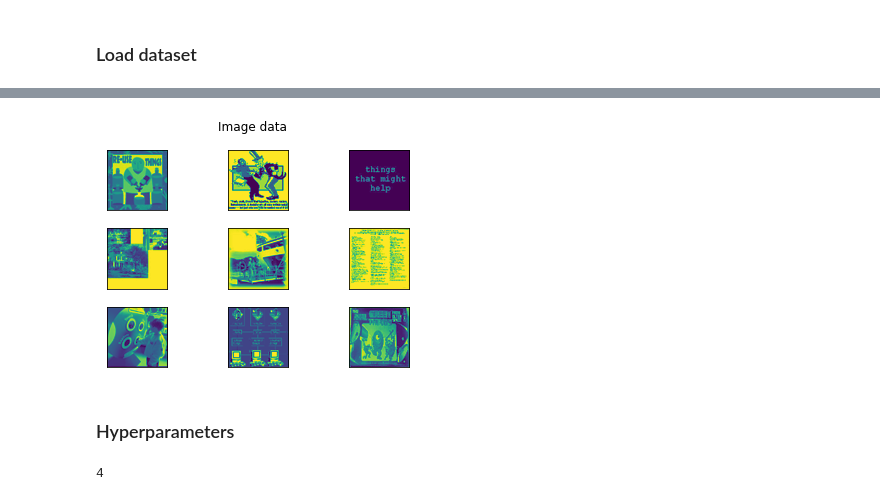
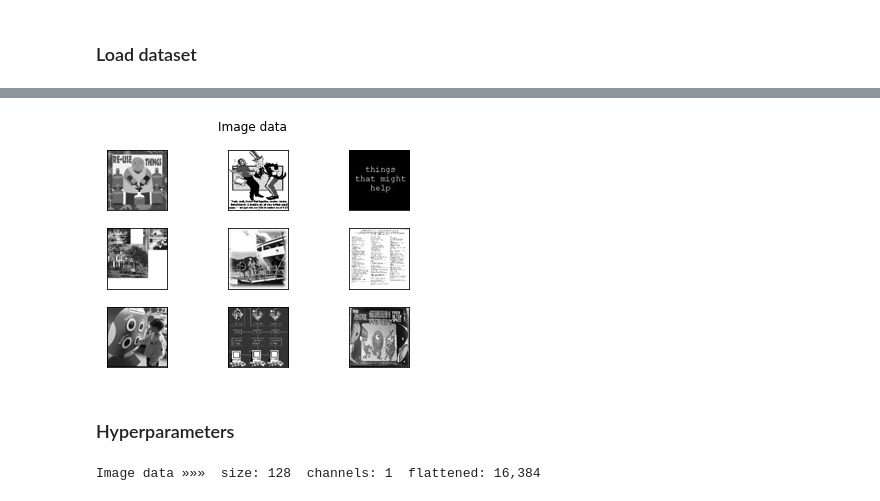
Before and after one commit to victor-iyi/101-objects-dataset, a Jupyter notebook: generating-objects-with-vae.ipynb, the cells around one changed output, grey strips where cells are left out. Drawn from its saved outputs; the diff is of its cells as text; code cells hidden in the pictures.

```diff
--- a/generating-objects-with-vae.ipynb
+++ b/generating-objects-with-vae.ipynb
@@ -26,7 +24,7 @@ data = data.load(save_file=save_file)
 # %%
 # visualize data
-data.visualize(data.images[:15], name='Image data', smooth=True)
+data.visualize(data.images[:15], name='Image data', smooth=True, cmap='gray')
 # %% [output]
-[figure, old version]
+[figure, new version]
 # %% [markdown]
 ### Hyperparameters
@@ -35,4 +31,10 @@ a = {'a': 1, 'b': 2, 'c': 3, 'd': 4}
-# %%
-len(a)
-# %% [output]
-4
+# %%
+# inputs
+img_size = data.size
+img_channel = data.channel
+img_size_flat = img_size * img_size * img_channel
+num_classes = data.num_classes
+print(f'Image data »»»\tsize: {img_size:,}  channels: {img_channel}  flattened: {img_size_flat:,}')
+print(f'Label data »»»\tclasses: {num_classes:,}')
+# %% [output]
+Image data »»»  size: 128  channels: 1  flattened: 16,384
```
Also changed, not shown: parts of 4 cells of this notebook.
